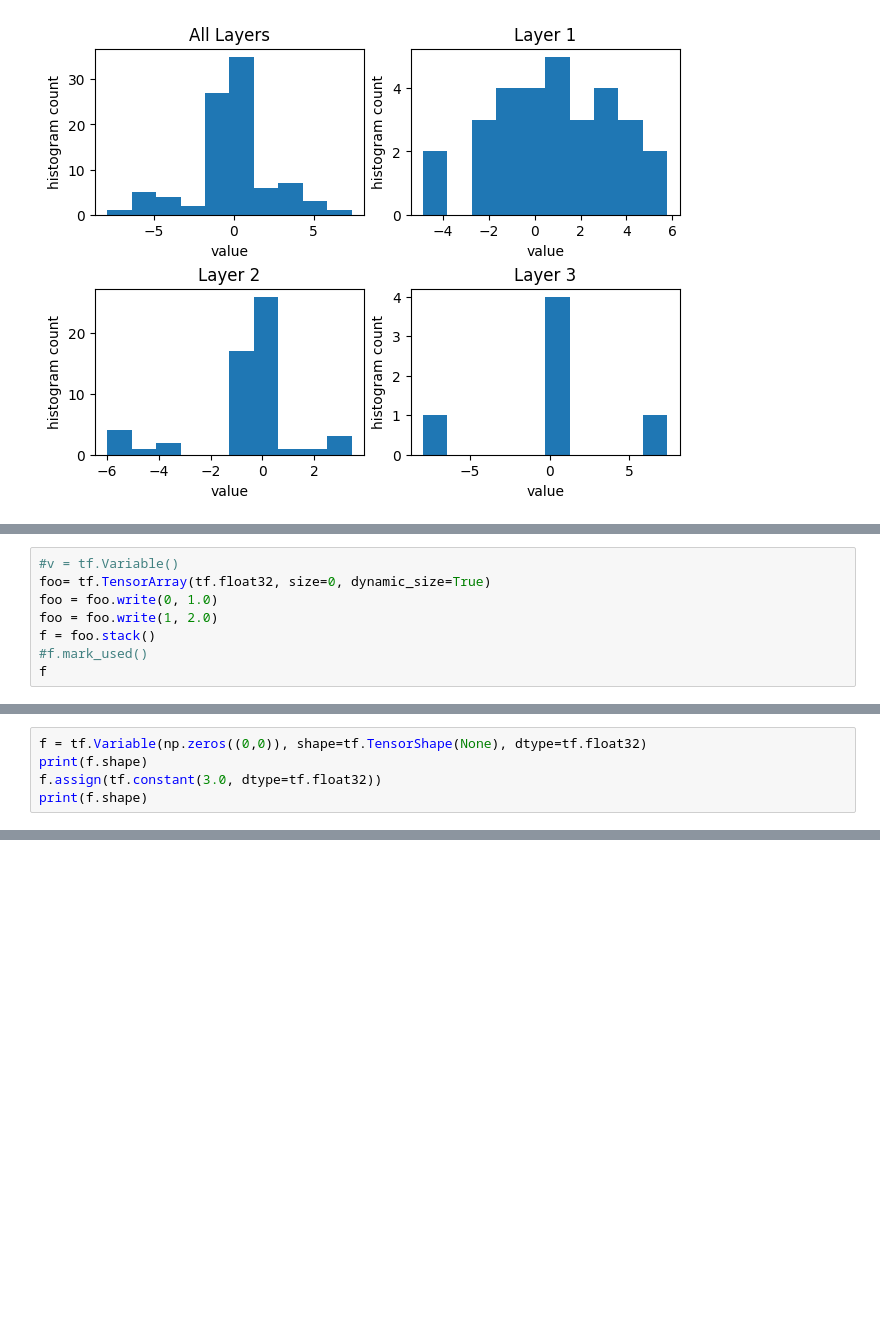
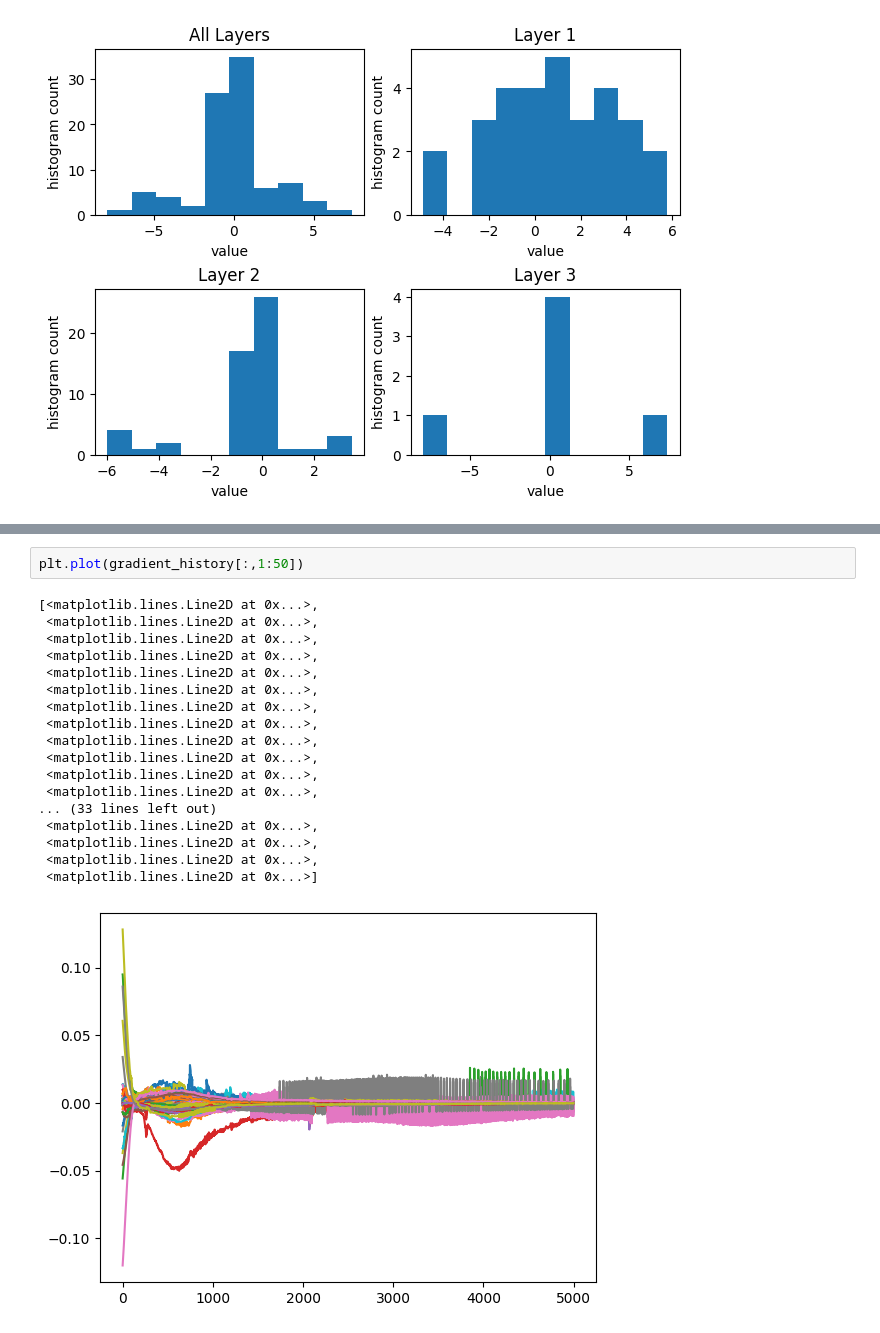
Before and after one commit to malcolmlett/training-instrumentation-toolkit, a Jupyter notebook: Learning_visualisations_v4.ipynb, the cells around one changed output, grey strips where cells are left out. Cells and saved outputs as stored; diff of their text form; blank space fills up the shorter version.

```diff
--- a/Learning_visualisations_v4.ipynb
+++ b/Learning_visualisations_v4.ipynb
@@ -173,8 +174,0 @@ TensorFlow doesn't seem to provide very good means for capturing gradient inform
-# %%
-#v = tf.Variable()
-foo= tf.TensorArray(tf.float32, size=0, dynamic_size=True)
-foo = foo.write(0, 1.0)
-foo = foo.write(1, 2.0)
-f = foo.stack()
-#f.mark_used()
-f
@@ -287,5 +174,0 @@ print(foo)
-# %%
-f = tf.Variable(np.zeros((0,0)), shape=tf.TensorShape(None), dtype=tf.float32)
-print(f.shape)
-f.assign(tf.constant(3.0, dtype=tf.float32))
-print(f.shape)
@@ -489,0 +337,21 @@ plt.imshow(gradient_history)
+# %%
+plt.plot(gradient_history[:,1:50])
+# %% [output]
+[<matplotlib.lines.Line2D at 0x...>,
+ <matplotlib.lines.Line2D at 0x...>,
+ <matplotlib.lines.Line2D at 0x...>,
+ <matplotlib.lines.Line2D at 0x...>,
+ <matplotlib.lines.Line2D at 0x...>,
+ <matplotlib.lines.Line2D at 0x...>,
+ <matplotlib.lines.Line2D at 0x...>,
+ <matplotlib.lines.Line2D at 0x...>,
+ <matplotlib.lines.Line2D at 0x...>,
+ <matplotlib.lines.Line2D at 0x...>,
+ <matplotlib.lines.Line2D at 0x...>,
+ <matplotlib.lines.Line2D at 0x...>,
+... (33 lines left out)
+ <matplotlib.lines.Line2D at 0x...>,
+ <matplotlib.lines.Line2D at 0x...>,
+ <matplotlib.lines.Line2D at 0x...>,
+ <matplotlib.lines.Line2D at 0x...>]
+[figure, added]
```
Also changed, not shown: parts of 23 cells of this notebook.
